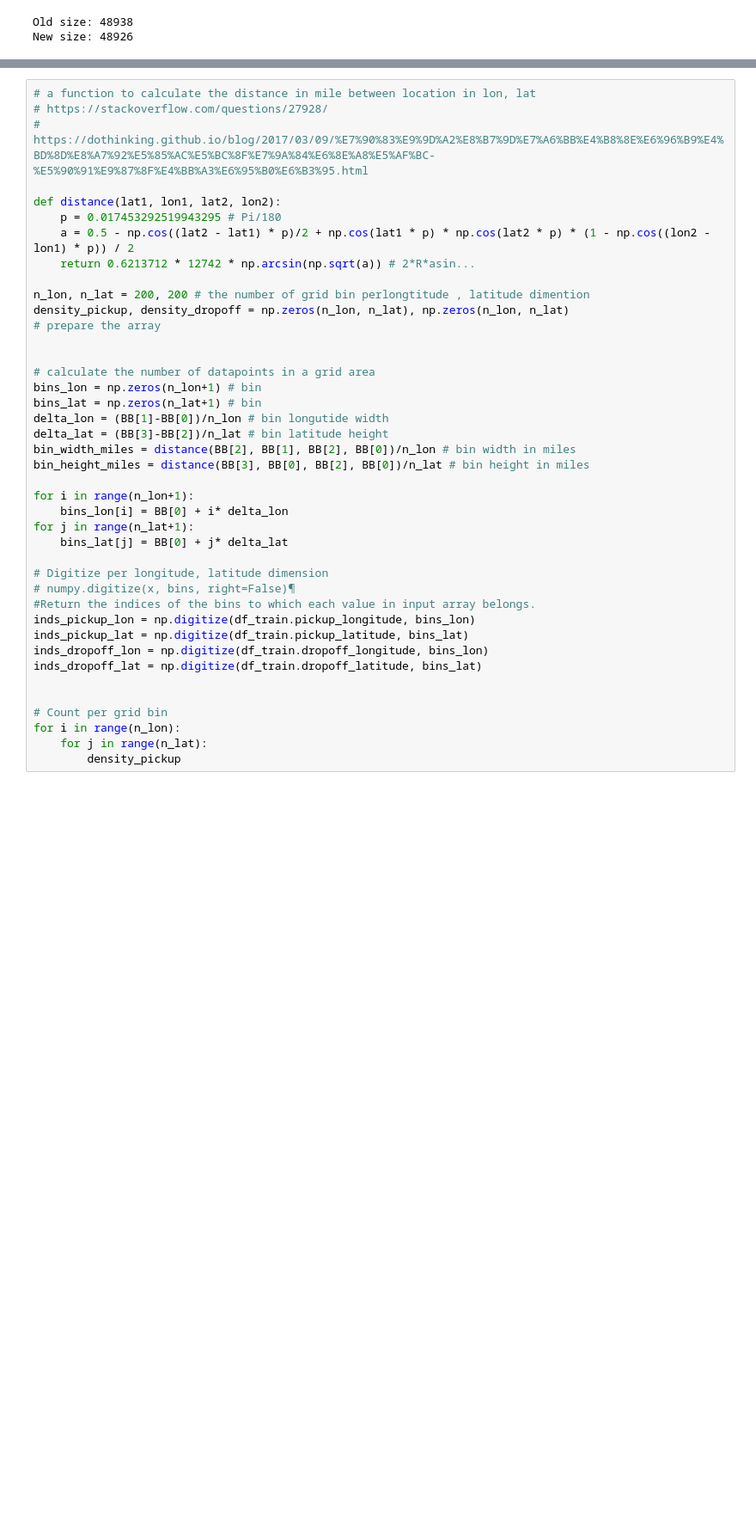
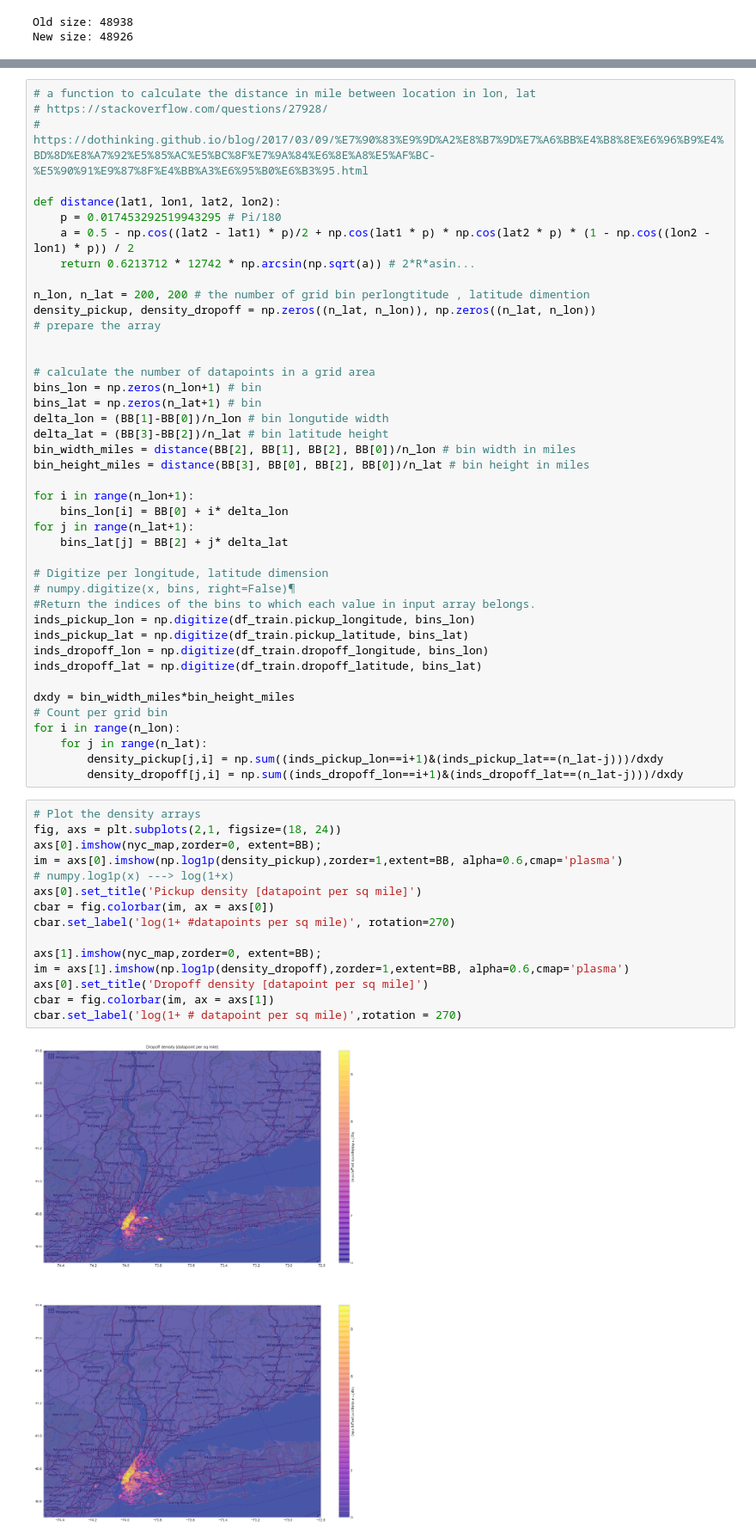
Before and after one commit to haorenxwx/KaggleProjectGit, a Jupyter notebook: NYCtaxi/NYCTaxiFare.py.ipynb, the cells around one changed output, grey strips where cells are left out. Shown at 86% size. Drawn from its saved outputs; the diff is of its cells as text; blank space fills up the shorter version.

```diff
--- a/NYCtaxi/NYCTaxiFare.py.ipynb
+++ b/NYCtaxi/NYCTaxiFare.py.ipynb
@@ -267,7 +269,7 @@ def distance(lat1, lon1, lat2, lon2):
     return 0.6213712 * 12742 * np.arcsin(np.sqrt(a)) # 2*R*asin...
 
 n_lon, n_lat = 200, 200 # the number of grid bin perlongtitude , latitude dimention
-density_pickup, density_dropoff = np.zeros(n_lon, n_lat), np.zeros(n_lon, n_lat)
+density_pickup, density_dropoff = np.zeros((n_lat, n_lon)), np.zeros((n_lat, n_lon))
 # prepare the array
 
 
@@ -282,7 +284,7 @@ bin_height_miles = distance(BB[3], BB[0], BB[2], BB[0])/n_lat # bin height in mi
 for i in range(n_lon+1):
     bins_lon[i] = BB[0] + i* delta_lon
 for j in range(n_lat+1):
-    bins_lat[j] = BB[0] + j* delta_lat
+    bins_lat[j] = BB[2] + j* delta_lat
 
 # Digitize per longitude, latitude dimension
 # numpy.digitize(x, bins, right=False)¶
@@ -292,8 +294,26 @@ inds_pickup_lat = np.digitize(df_train.pickup_latitude, bins_lat)
 inds_dropoff_lon = np.digitize(df_train.dropoff_longitude, bins_lon)
 inds_dropoff_lat = np.digitize(df_train.dropoff_latitude, bins_lat)
 
-
+dxdy = bin_width_miles*bin_height_miles
 # Count per grid bin
 for i in range(n_lon):
     for j in range(n_lat):
-        density_pickup
+        density_pickup[j,i] = np.sum((inds_pickup_lon==i+1)&(inds_pickup_lat==(n_lat-j)))/dxdy
+        density_dropoff[j,i] = np.sum((inds_dropoff_lon==i+1)&(inds_dropoff_lat==(n_lat-j)))/dxdy
+# %%
+# Plot the density arrays
+fig, axs = plt.subplots(2,1, figsize=(18, 24))
+axs[0].imshow(nyc_map,zorder=0, extent=BB);
+im = axs[0].imshow(np.log1p(density_pickup),zorder=1,extent=BB, alpha=0.6,cmap='plasma')
+# numpy.log1p(x) ---> log(1+x)
+axs[0].set_title('Pickup density [datapoint per sq mile]')
+cbar = fig.colorbar(im, ax = axs[0])
+cbar.set_label('log(1+ #datapoints per sq mile)', rotation=270)
+
+axs[1].imshow(nyc_map,zorder=0, extent=BB);
+im = axs[1].imshow(np.log1p(density_dropoff),zorder=1,extent=BB, alpha=0.6,cmap='plasma')
+axs[0].set_title('Dropoff density [datapoint per sq mile]')
+cbar = fig.colorbar(im, ax = axs[1])
+cbar.set_label('log(1+ # datapoint per sq mile)',rotation = 270)
+# %% [output]
+[figure, added]
```
Also changed, not shown: parts of 24 cells of this notebook, 1 other file.
